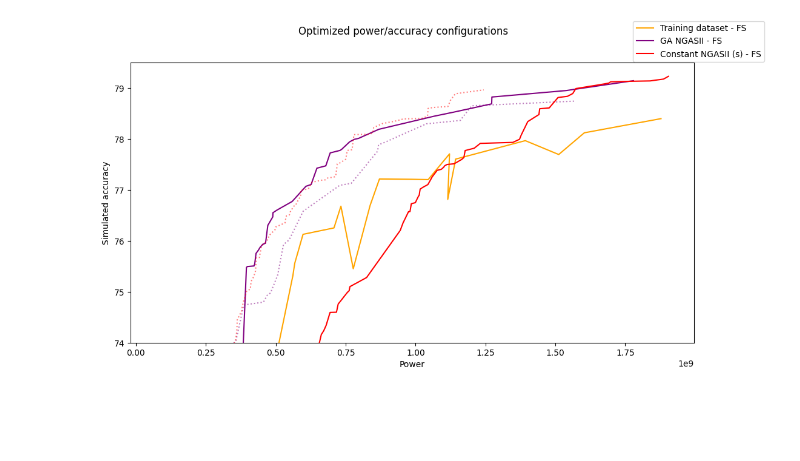
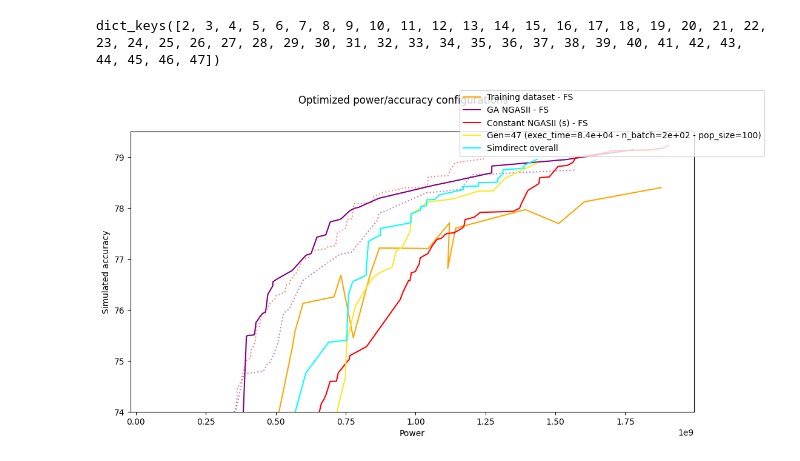
Before and after one commit to sebastienwood/MemSE, a Jupyter notebook: experiments/conference_2/notebooks/ga_power_accuracy.ipynb, the cells around one changed output. Cells and saved outputs as stored; diff of their text form; code cells hidden in the pictures; blank space fills up the shorter version.

Commit message:
update to hf load_dataset + performance fix

```diff
--- a/experiments/conference_2/notebooks/ga_power_accuracy.ipynb
+++ b/experiments/conference_2/notebooks/ga_power_accuracy.ipynb
@@ -3,6 +3,8 @@ from MemSE import ROOT
 from MemSE.nas import AccuracyDataset
 import torch
 import json
+import matplotlib as mpl
+import matplotlib.pyplot as plt
 
 memse_dataset = AccuracyDataset(ROOT / 'experiments/conference_2/results')
 
@@ -17,12 +19,14 @@ for v in power_ascending:
     raw_points.append((v['power'], v['top1']))
     if not pareto_front:
         pareto_front.append((v['power'], v['top1']))
-        to_save[v['power']] = (None, (v['top1'], json.loads(k), v['power']))
+        to_save[v['power']] = {'arch': json.loads(k), 'perf': (v['top1'], v['power'])}
         continue
     if v['top1'] > pareto_front[-1][1]:
         pareto_front.append((v['power'], v['top1']))
-        to_save[v['power']] = (None, (v['top1'], json.loads(k), v['power']))
+        to_save[v['power']] = {'arch': json.loads(k), 'perf': (v['top1'], v['power'])}
 
+#TODO regenerate with the current API (GA_ResultFileParser compliant)
+to_save = {0: {'pop': to_save}}
 #torch.save(to_save, f'{ROOT}/experiments/conference_2/results/ga_results_dataset.pth')
 # %%
 save_path = ROOT / 'experiments/conference_2/results/ga_evals_dataset.pth'
@@ -67,6 +71,8 @@ def process_saved(save_path):
             ga_dataset['multed'][1][-1].append(v['acc'][1])
     return ga_dataset
 
+
+# Old format for GA saves
 ga_const = process_saved(ROOT / 'experiments/conference_2/results/ga_evals_const_AccuracyPredictor.pth')
 ga_const_sigmoid = process_saved(ROOT / 'experiments/conference_2/results/ga_evals_const_SigmoidAccuracyPredictor.pth')
 ga = process_saved(ROOT / 'experiments/conference_2/results/ga_evals_AccuracyPredictor.pth')
@@ -76,3 +82,5 @@ gap_const = process_saved(ROOT / 'experiments/conference_2/results/ga_evals_pymo
 gap_const_sigmoid = process_saved(ROOT / 'experiments/conference_2/results/ga_evals_pymoo_const_SigmoidAccuracyPredictor.pth')
 gap = process_saved(ROOT / 'experiments/conference_2/results/ga_evals_pymoo_AccuracyPredictor.pth')
 gap_sigmoid = process_saved(ROOT / 'experiments/conference_2/results/ga_evals_pymoo_SigmoidAccuracyPredictor.pth')
+# %% [output]
+dict_keys([2, 3, 4, 5, 6, 7, 8, 9, 10, 11, 12, 13, 14, 15, 16, 17, 18, 19, 20, 21, 22, 23, 24, 25, 26, 27, 28, 29, 30, 31, 32, 33, 34, 35, 36, 37, 38, 39, 40, 41, 42, 43, 44, 45, 46, 47])
@@ -79,5 +139,4 @@ gap_sigmoid = process_saved(ROOT / 'experiments/conference_2/results/ga_evals_py
 # %%
-import matplotlib.pyplot as plt
 fig, ax = plt.subplots(figsize=(12,6))
 
 def plot_pareto_frontier(Xs, Ys, maxX=True, maxY=False):
@@ -106,31 +165,38 @@ def plot_dict(d, name, color, no_estimators=False, no_multed=False, multed_simpl
                 m_fusion_a.extend(d['multed'][1][i])
                 m_fusion_p.extend(d['multed'][0][i])
             pf_p, pf_a = plot_pareto_frontier(m_fusion_p, m_fusion_a)
             ax.plot(pf_p, pf_a, color=color, linestyle='dotted', alpha=0.5)
         else:
             for i in range(len(d['multed'][0])):
                 pows, accs = d['multed'][0][i], d['multed'][1][i]
                 zipped = list(zip(pows, accs))
                 sort_z = sorted(zipped, key=lambda x: x[0])
                 ax.plot([s[0] for s in sort_z], [s[1] for s in sort_z], color=color, linestyle='dotted', alpha=0.5)
 
 fig.suptitle('Optimized power/accuracy configurations')
 ax.set_xlabel('Power')
 ax.set_ylabel('Simulated accuracy')
 #ax.plot([v[0] for v in pareto_front], [v[1] for v in pareto_front], label='Training dataset (original)', linestyle='-.', color='orange', marker='*')
 plot_dict(ga_dataset, name='Training dataset', color='orange', no_estimators=True)
 #plot_dict(ga, name='GA', color='red')
 #plot_dict(ga_const, name='Constant', color='blue', no_estimators=True)
 
 plot_dict(gap, name='GA NGASII', color='purple', no_estimators=True)
 #plot_dict(gap_const, name='Constant NGASII', color='cyan')
 
 #plot_dict(gap_sigmoid, name='GA NGASII (s)', color='pink', no_estimators=True)
 plot_dict(gap_const_sigmoid, name='Constant NGASII (s)', color='red', no_estimators=True)
 
+# Simdirect results
+r, s = ga_direct.get_pareto_front_for_gen(ga_direct.max_gen())
+ax.plot(*r, label=s, color=ga_direct.get_gen_color(ga_direct.max_gen()))
+
+r = ga_direct.get_pareto_front_overall()
+ax.plot(*r, label='Simdirect overall', color="cyan")
+
 #ax.scatter([v[0] for v in raw_points], [v[1] for v in raw_points], label='Training dataset', color='gray', alpha=0.5, zorder=-1, linestyle=':')
 fig.legend()
 plt.ylim(bottom=74, top=79.5)
 plt.show()
 # %% [output]
-[figure, old version]
+[figure, new version]
```
Also changed, not shown: parts of 3 cells of this notebook, 4 other files.
